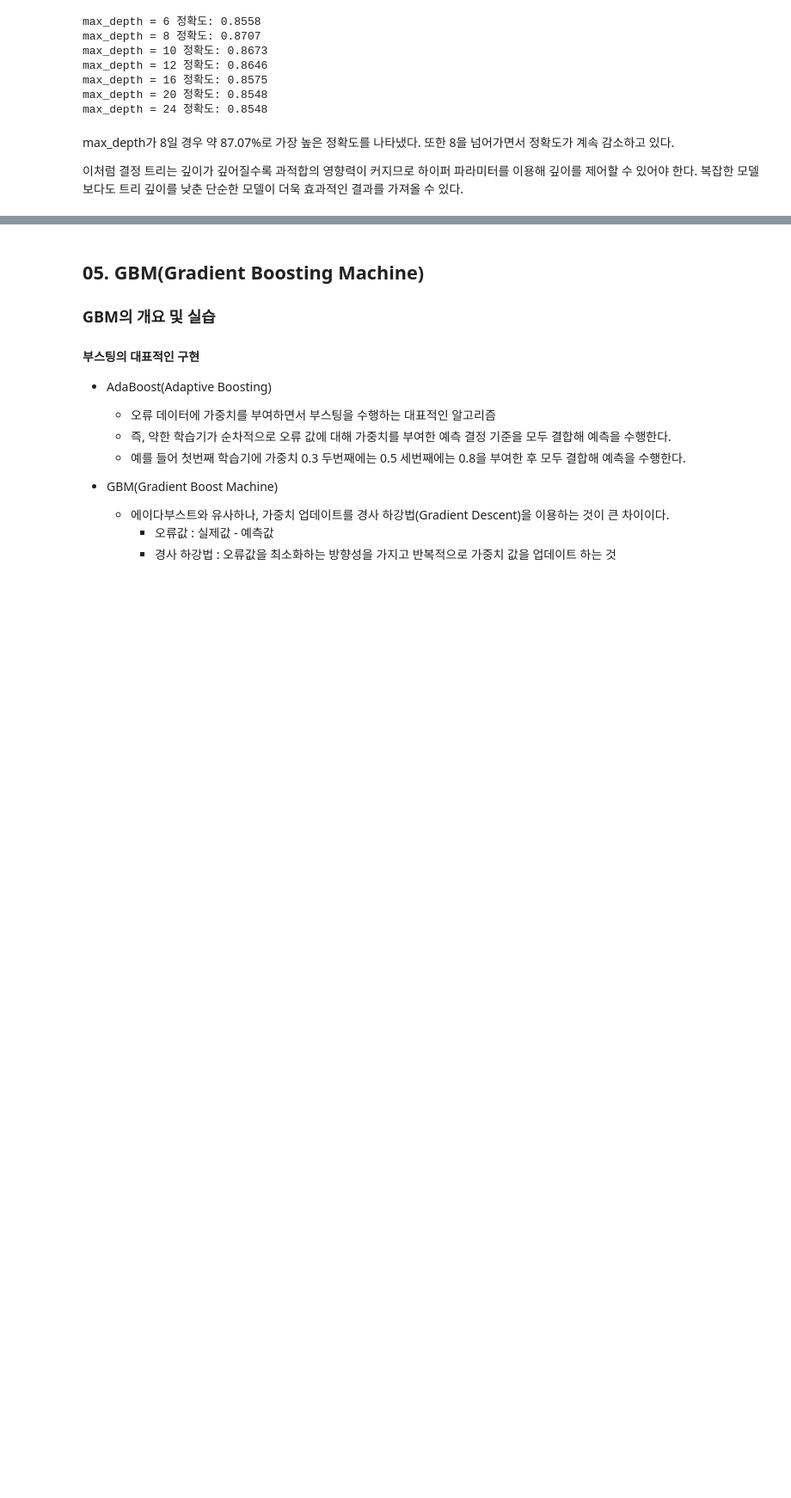
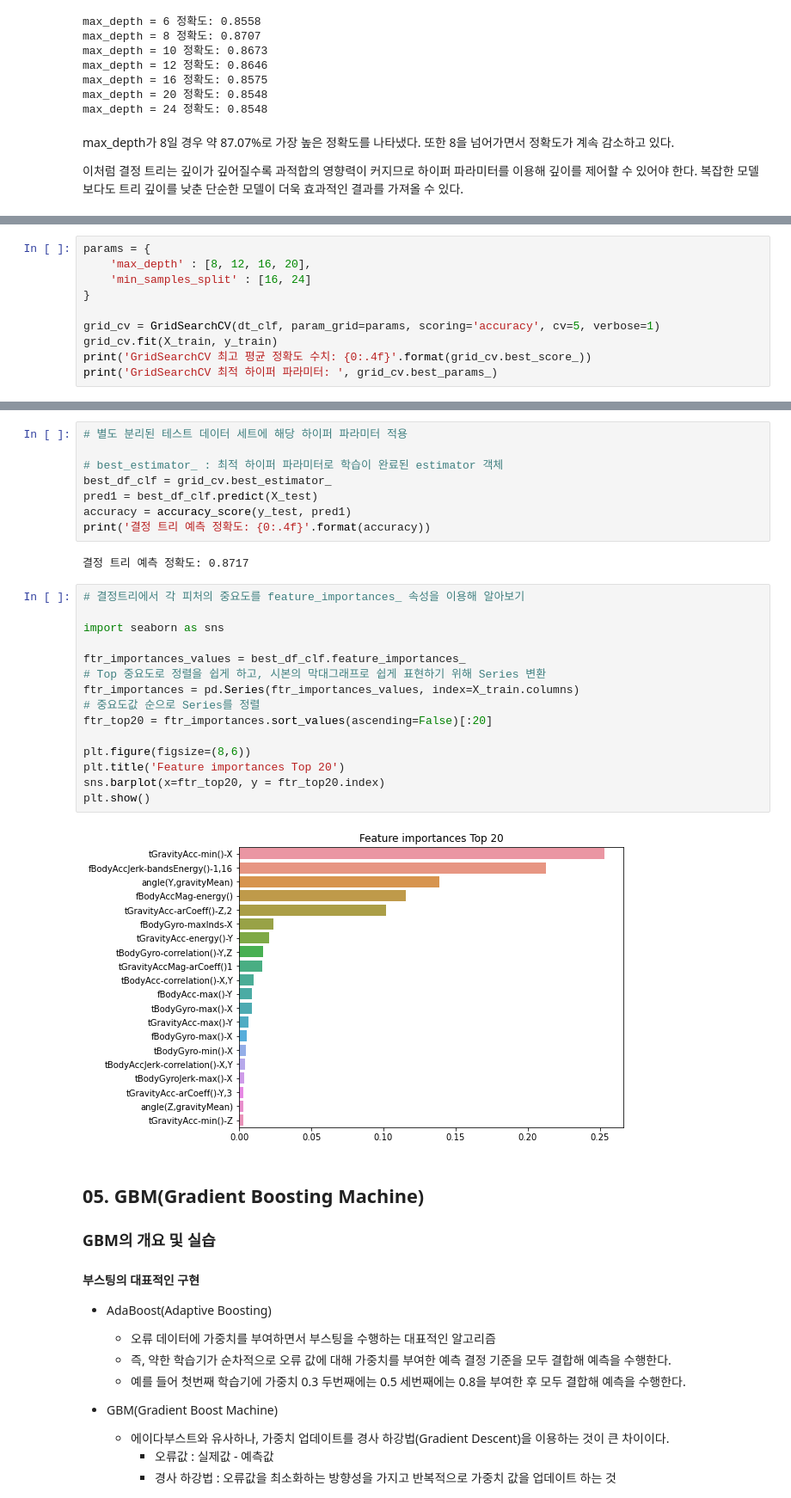
Before and after one commit to wizdom-js/data_analysis, a Jupyter notebook: 파이썬 머신러닝 완벽가이드/Chapter_04.ipynb, the cells around one changed output, grey strips where cells are left out. Shown at 86% size. Drawn from its saved outputs; the diff is of its cells as text; blank space fills up the shorter version.

```diff
--- a/파이썬 머신러닝 완벽가이드/Chapter_04.ipynb
+++ b/파이썬 머신러닝 완벽가이드/Chapter_04.ipynb
@@ -468,0 +471,10 @@ max_depth가 8일 경우 약 87.07%로 가장 높은 정확도를 나타냈다.
+# %%
+params = {
+    'max_depth' : [8, 12, 16, 20],
+    'min_samples_split' : [16, 24]
+}
+
+grid_cv = GridSearchCV(dt_clf, param_grid=params, scoring='accuracy', cv=5, verbose=1)
+grid_cv.fit(X_train, y_train)
+print('GridSearchCV 최고 평균 정확도 수치: {0:.4f}'.format(grid_cv.best_score_))
+print('GridSearchCV 최적 하이퍼 파라미터: ', grid_cv.best_params_)
@@ -469,3 +487,30 @@ max_depth가 8일 경우 약 87.07%로 가장 높은 정확도를 나타냈다.
+# %%
+# 별도 분리된 테스트 데이터 세트에 해당 하이퍼 파라미터 적용
+
+# best_estimator_ : 최적 하이퍼 파라미터로 학습이 완료된 estimator 객체
+best_df_clf = grid_cv.best_estimator_
+pred1 = best_df_clf.predict(X_test)
+accuracy = accuracy_score(y_test, pred1)
+print('결정 트리 예측 정확도: {0:.4f}'.format(accuracy))
+# %% [output]
+결정 트리 예측 정확도: 0.8717
+# %%
+# 결정트리에서 각 피처의 중요도를 feature_importances_ 속성을 이용해 알아보기
+
+import seaborn as sns
+
+ftr_importances_values = best_df_clf.feature_importances_
+# Top 중요도로 정렬을 쉽게 하고, 시본의 막대그래프로 쉽게 표현하기 위해 Series 변환
+ftr_importances = pd.Series(ftr_importances_values, index=X_train.columns)
+# 중요도값 순으로 Series를 정렬
+ftr_top20 = ftr_importances.sort_values(ascending=False)[:20]
+
+plt.figure(figsize=(8,6))
+plt.title('Feature importances Top 20')
+sns.barplot(x=ftr_top20, y = ftr_top20.index)
+plt.show()
+# %% [output]
+[figure, added]
 # %% [markdown]
 ## 05. GBM(Gradient Boosting Machine)
 ### GBM의 개요 및 실습
```
Also changed, not shown: parts of 2 cells of this notebook, 1 other file.
